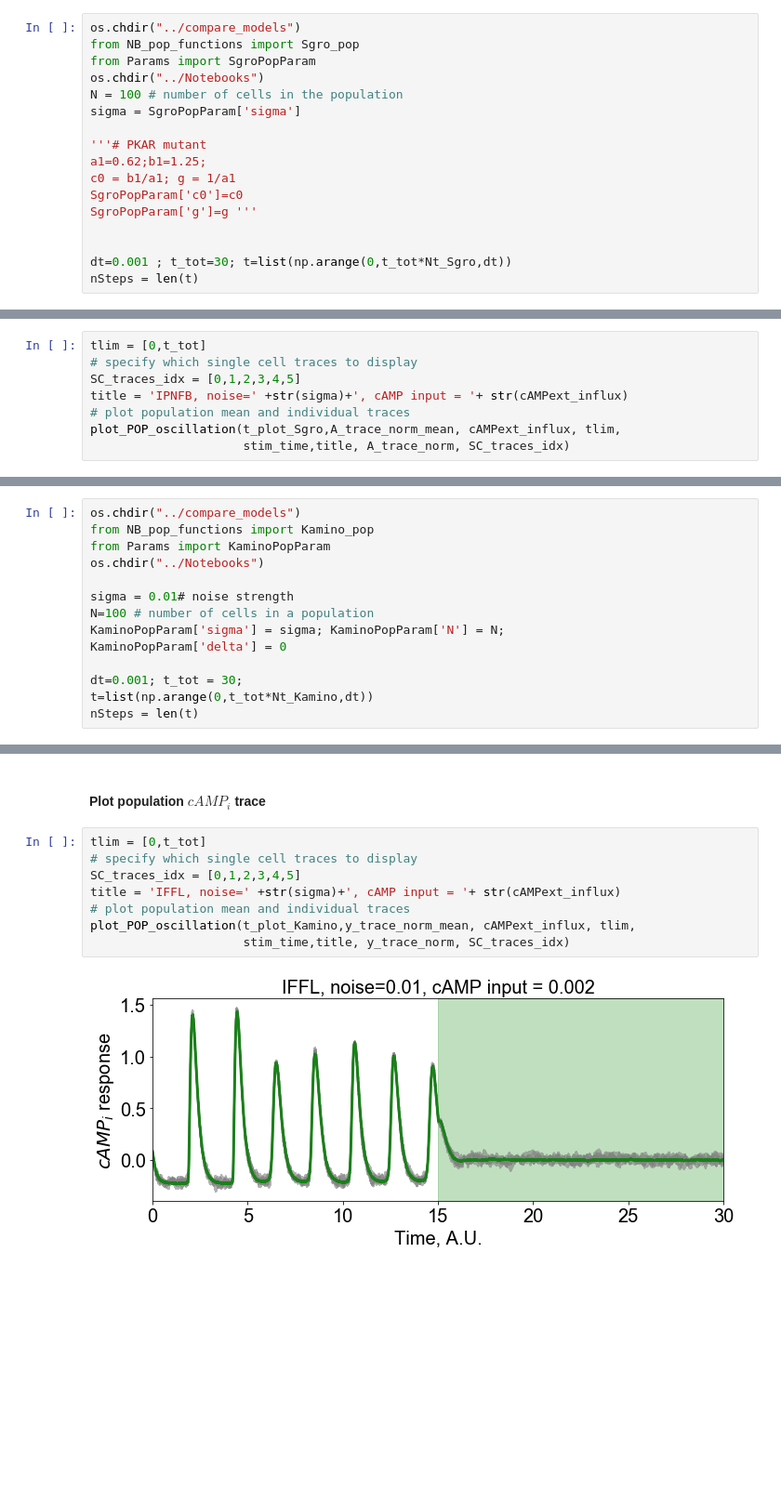
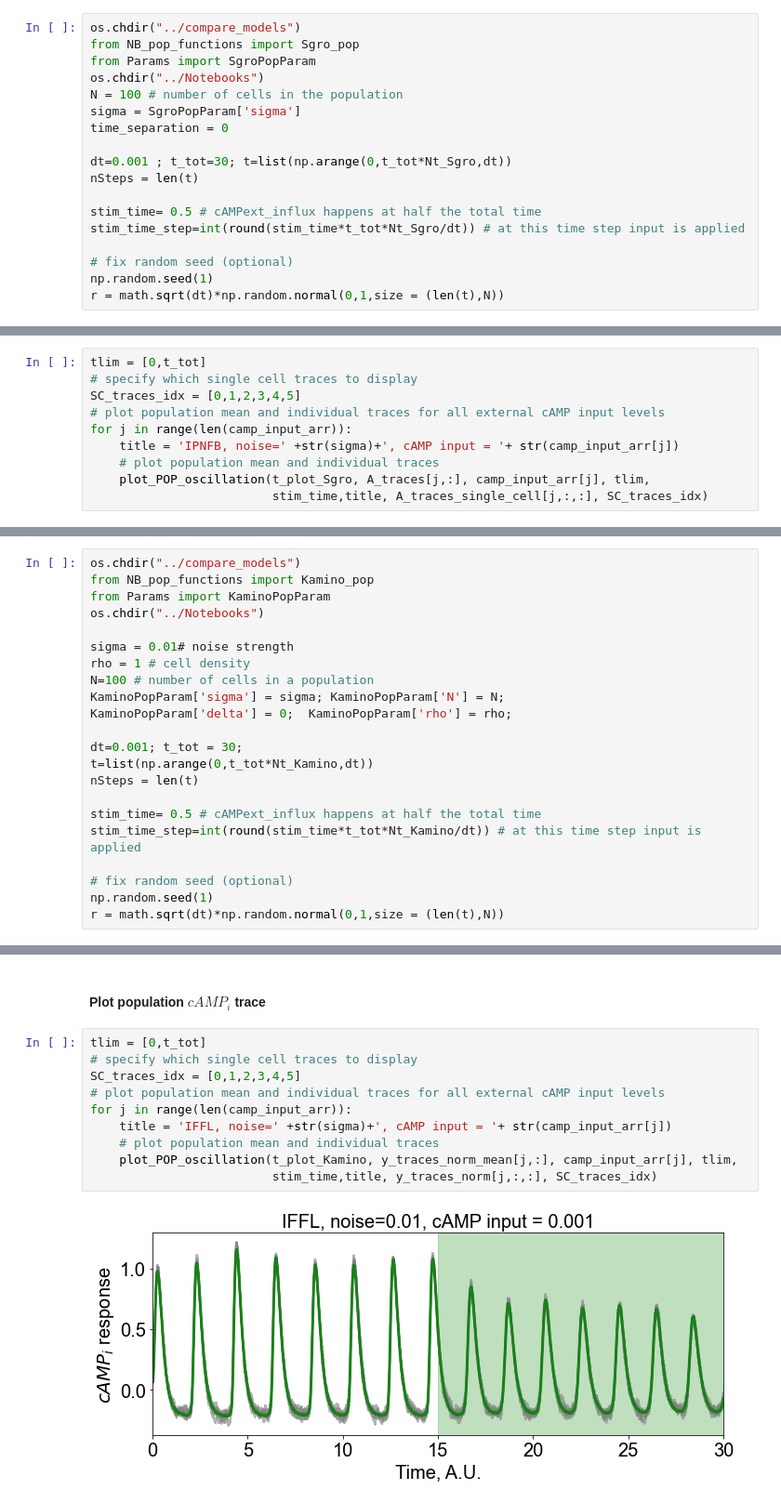
Before and after one commit to sgrolab/dictymodels, a Jupyter notebook: Notebooks/population_collective_oscillation_noise.ipynb, the cells around one changed output, grey strips where cells are left out. Shown at 93% size. Saved outputs shown, nothing was run; the diff lists cells and outputs as text; blank space fills up the shorter version.

```diff
--- a/Notebooks/population_collective_oscillation_noise.ipynb
+++ b/Notebooks/population_collective_oscillation_noise.ipynb
@@ -307,16 +349,17 @@ from Params import SgroPopParam
 os.chdir("../Notebooks")
 N = 100 # number of cells in the population
 sigma = SgroPopParam['sigma']
-
-'''# PKAR mutant
-a1=0.62;b1=1.25;
-c0 = b1/a1; g = 1/a1
-SgroPopParam['c0']=c0
-SgroPopParam['g']=g '''
-
+time_separation = 0
 
 dt=0.001 ; t_tot=30; t=list(np.arange(0,t_tot*Nt_Sgro,dt))
 nSteps = len(t)
+
+stim_time= 0.5 # cAMPext_influx happens at half the total time
+stim_time_step=int(round(stim_time*t_tot*Nt_Sgro/dt)) # at this time step input is applied
+
+# fix random seed (optional)
+np.random.seed(1)
+r = math.sqrt(dt)*np.random.normal(0,1,size = (len(t),N))
 # %% [markdown]
 #### Define $cAMP_{e}$ influx trace and get $cAMP_i$ simulation response
 # %%
@@ -363,8 +410,10 @@ A_trace_norm_mean = np.mean(A_trace_norm,axis=0)
 tlim = [0,t_tot]
 # specify which single cell traces to display
 SC_traces_idx = [0,1,2,3,4,5]
-title = 'IPNFB, noise=' +str(sigma)+', cAMP input = '+ str(cAMPext_influx)
-# plot population mean and individual traces
-plot_POP_oscillation(t_plot_Sgro,A_trace_norm_mean, cAMPext_influx, tlim,
-                     stim_time,title, A_trace_norm, SC_traces_idx)
+# plot population mean and individual traces for all external cAMP input levels
+for j in range(len(camp_input_arr)):
+    title = 'IPNFB, noise=' +str(sigma)+', cAMP input = '+ str(camp_input_arr[j])
+    # plot population mean and individual traces
+    plot_POP_oscillation(t_plot_Sgro, A_traces[j,:], camp_input_arr[j], tlim,
+                         stim_time,title, A_traces_single_cell[j,:,:], SC_traces_idx)
 # %% [output]
@@ -379,13 +430,21 @@ from Params import KaminoPopParam
 os.chdir("../Notebooks")
 
 sigma = 0.01# noise strength
+rho = 1 # cell density
 N=100 # number of cells in a population
 KaminoPopParam['sigma'] = sigma; KaminoPopParam['N'] = N;
-KaminoPopParam['delta'] = 0
+KaminoPopParam['delta'] = 0;  KaminoPopParam['rho'] = rho;
 
 dt=0.001; t_tot = 30;
 t=list(np.arange(0,t_tot*Nt_Kamino,dt))
 nSteps = len(t)
+
+stim_time= 0.5 # cAMPext_influx happens at half the total time
+stim_time_step=int(round(stim_time*t_tot*Nt_Kamino/dt)) # at this time step input is applied
+
+# fix random seed (optional)
+np.random.seed(1)
+r = math.sqrt(dt)*np.random.normal(0,1,size = (len(t),N))
 # %% [markdown]
 #### Define $cAMP_{e}$ influx trace and get $cAMP_i$ simulation response
 # %%
@@ -422,10 +488,12 @@ y_trace_norm_mean = np.mean(y_trace_norm,axis=0)
 # %%
 tlim = [0,t_tot]
 # specify which single cell traces to display
 SC_traces_idx = [0,1,2,3,4,5]
-title = 'IFFL, noise=' +str(sigma)+', cAMP input = '+ str(cAMPext_influx)
-# plot population mean and individual traces
-plot_POP_oscillation(t_plot_Kamino,y_trace_norm_mean, cAMPext_influx, tlim,
-                     stim_time,title, y_trace_norm, SC_traces_idx)
+# plot population mean and individual traces for all external cAMP input levels
+for j in range(len(camp_input_arr)):
+    title = 'IFFL, noise=' +str(sigma)+', cAMP input = '+ str(camp_input_arr[j])
+    # plot population mean and individual traces
+    plot_POP_oscillation(t_plot_Kamino, y_traces_norm_mean[j,:], camp_input_arr[j], tlim,
+                         stim_time,title, y_traces_norm[j,:,:], SC_traces_idx)
 # %% [output]
-[figure, old version]
+[figure, new version]
```
Also changed, not shown: parts of 14 cells of this notebook, 39 other files.
